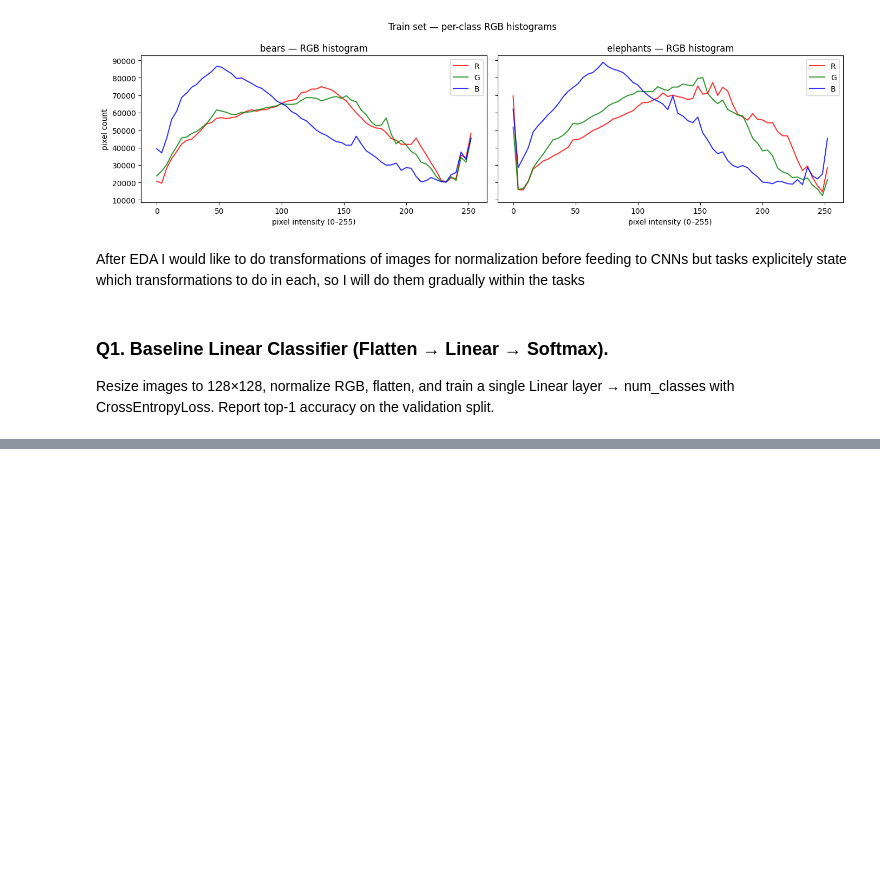
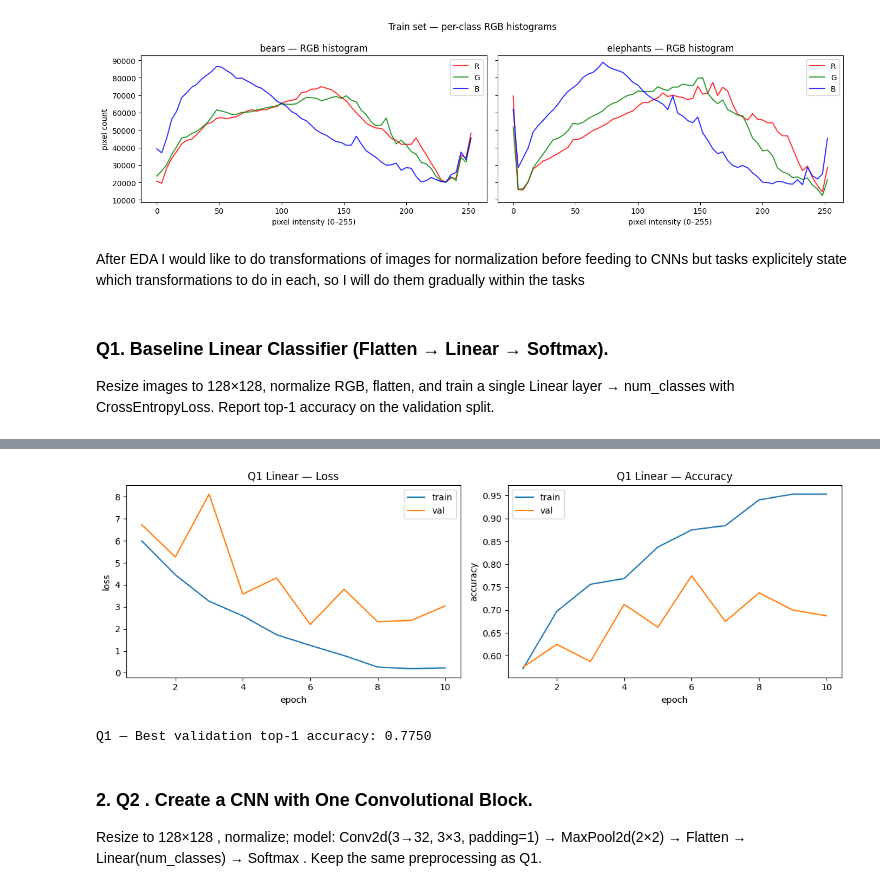
Before and after one commit to liss-f19/ann, a Jupyter notebook: notebooks/lab_2_animal.ipynb, the cells around one changed output, grey strips where cells are left out. Cells and saved outputs as stored; diff of their text form; code cells hidden in the pictures; blank space fills up the shorter version.

```diff
--- a/notebooks/lab_2_animal.ipynb
+++ b/notebooks/lab_2_animal.ipynb
@@ -190,0 +238,12 @@ Resize images to 128×128, normalize RGB, flatten, and train a single Linear lay
+# %%
+class LinearClassifier(nn.Module):
+    def __init__(self, img_size=IMG_SIZE, num_classes=NUM_CLASSES):
+        super().__init__()
+        self.flatten = nn.Flatten()
+        self.linear = nn.Linear(3*img_size*img_size, num_classes)
+    def forward(self,x):
+        return self.linear(self.flatten(x))
+# %%
+model = LinearClassifier()
+print(model)
+print(f"Parameters: {sum(p.numel() for p in model.parameters()):,}")
@@ -190,0 +275,13 @@ Resize images to 128×128, normalize RGB, flatten, and train a single Linear lay
+# %%
+history = {"train_loss": [], "val_loss": [], "train_acc": [], "val_acc": []}
+
+for epoch in range(1, EPOCHS + 1):
+    tr_loss, tr_acc = run_epoch(train_loader, train=True)
+    vl_loss, vl_acc = run_epoch(val_loader, train=False)
+    history["train_loss"].append(tr_loss)
+    history["val_loss"].append(vl_loss)
+    history["train_acc"].append(tr_acc)
+    history["val_acc"].append(vl_acc)
+    print(f"Epoch {epoch:2d}/{EPOCHS} | "
+          f"train loss {tr_loss:.4f}  acc {tr_acc:.4f} | "
+          f"val loss {vl_loss:.4f}  acc {vl_acc:.4f}")
@@ -190,0 +299,28 @@ Resize images to 128×128, normalize RGB, flatten, and train a single Linear lay
+# %%
+epochs_range = range(1, EPOCHS + 1)
+fig, axes = plt.subplots(1, 2, figsize=(12, 4))
+
+axes[0].plot(epochs_range, history["train_loss"], label="train")
+axes[0].plot(epochs_range, history["val_loss"],   label="val")
+axes[0].set_title("Q1 Linear — Loss")
+axes[0].set_xlabel("epoch"); axes[0].set_ylabel("loss"); axes[0].legend()
+
+axes[1].plot(epochs_range, history["train_acc"], label="train")
+axes[1].plot(epochs_range, history["val_acc"],   label="val")
+axes[1].set_title("Q1 Linear — Accuracy")
+axes[1].set_xlabel("epoch"); axes[1].set_ylabel("accuracy"); axes[1].legend()
+
+plt.tight_layout()
+plt.show()
+
+
+best_val_acc = max(history["val_acc"])
+print(f"\nQ1 — Best validation top-1 accuracy: {best_val_acc:.4f}")
+# %% [output]
+[figure, added]
+Q1 — Best validation top-1 accuracy: 0.7750
+# %% [markdown]
+### 2. Q2 . Create a CNN with One Convolutional Block.
+Resize to 128×128 , normalize;
+model: Conv2d(3→32, 3×3, padding=1) → MaxPool2d(2×2) → Flatten → Linear(num_classes) → Softmax .
+Keep the same preprocessing   as Q1.
```
Also changed, not shown: parts of 11 cells of this notebook, 2 other files.
